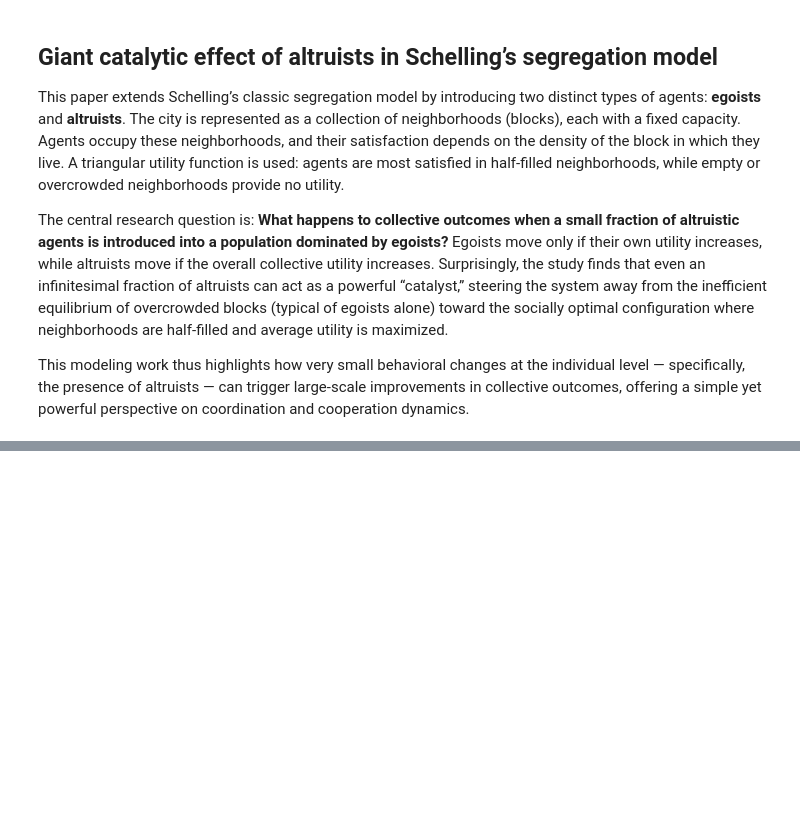
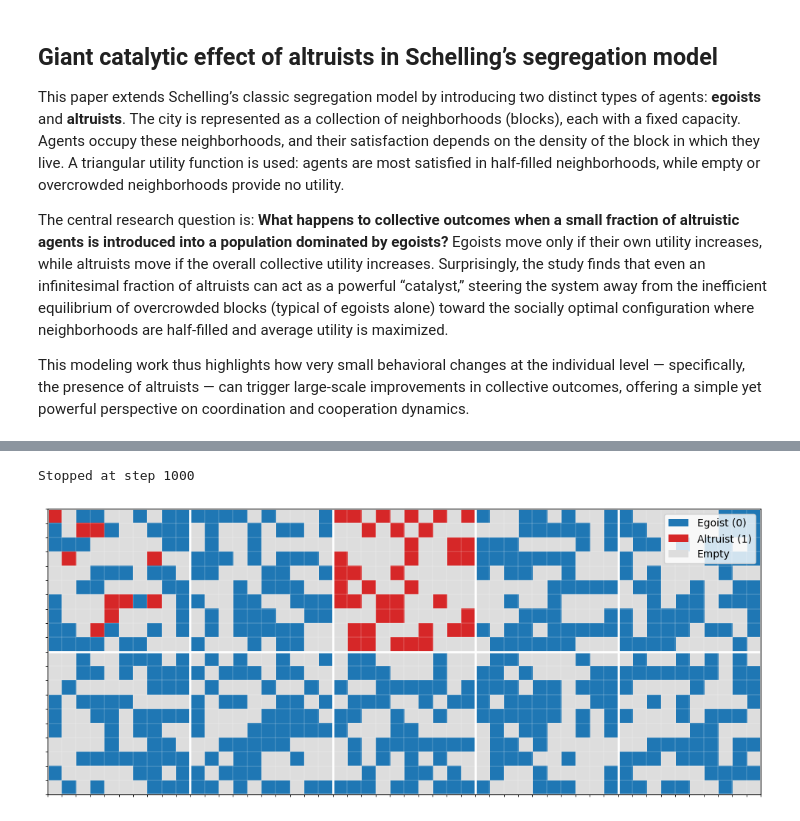
Before and after one commit to TalionS/Schelling-simulation, a Jupyter notebook: Schelling_model.ipynb, the cells around one changed output, grey strips where cells are left out. Drawn from its saved outputs; the diff is of its cells as text; code cells hidden in the pictures; blank space fills up the shorter version.

```diff
--- a/Schelling_model.ipynb
+++ b/Schelling_model.ipynb
@@ -73,0 +113,6 @@ This modeling work thus highlights how very small behavioral changes at the indi
+# %%
+occupied, agents = version_2(Q, H, rho0, p, max_steps, occupied, agents)
+utils.plot_block_agents(2, 5, H, agents)
+# %% [output]
+Stopped at step 1000
+[figure, added]
```
Also changed, not shown: parts of 2 cells of this notebook, 5 other files.
